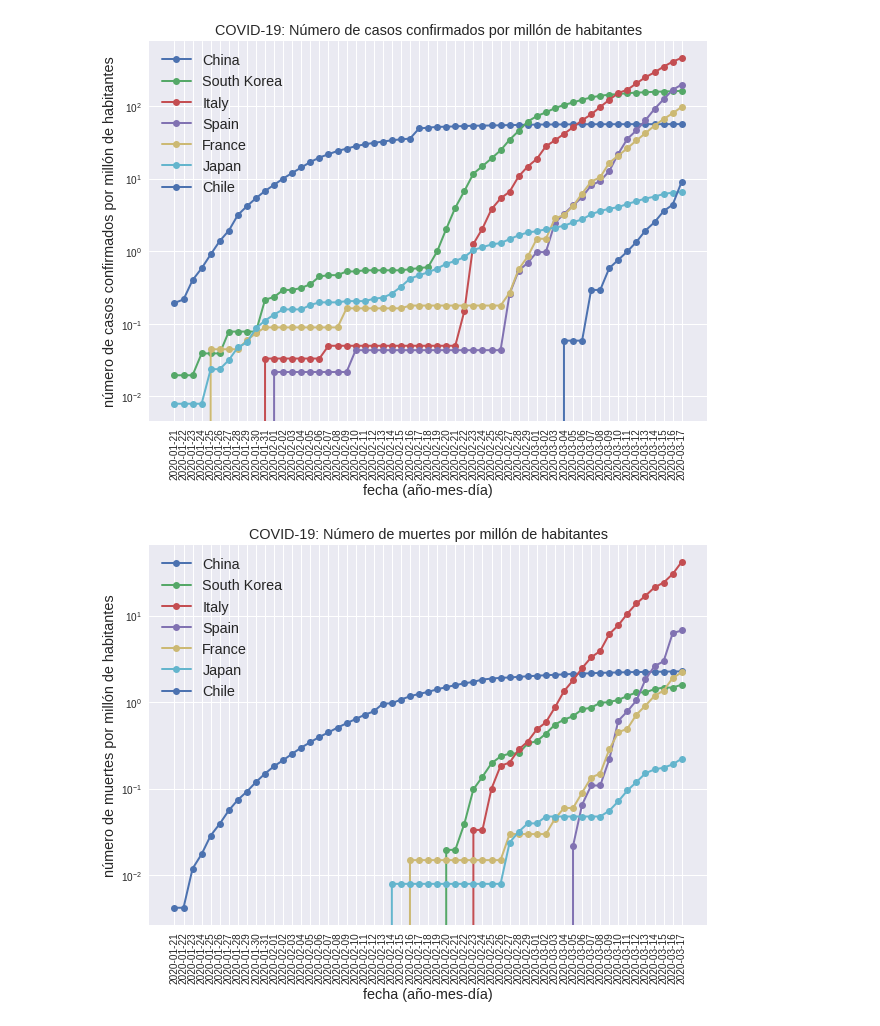
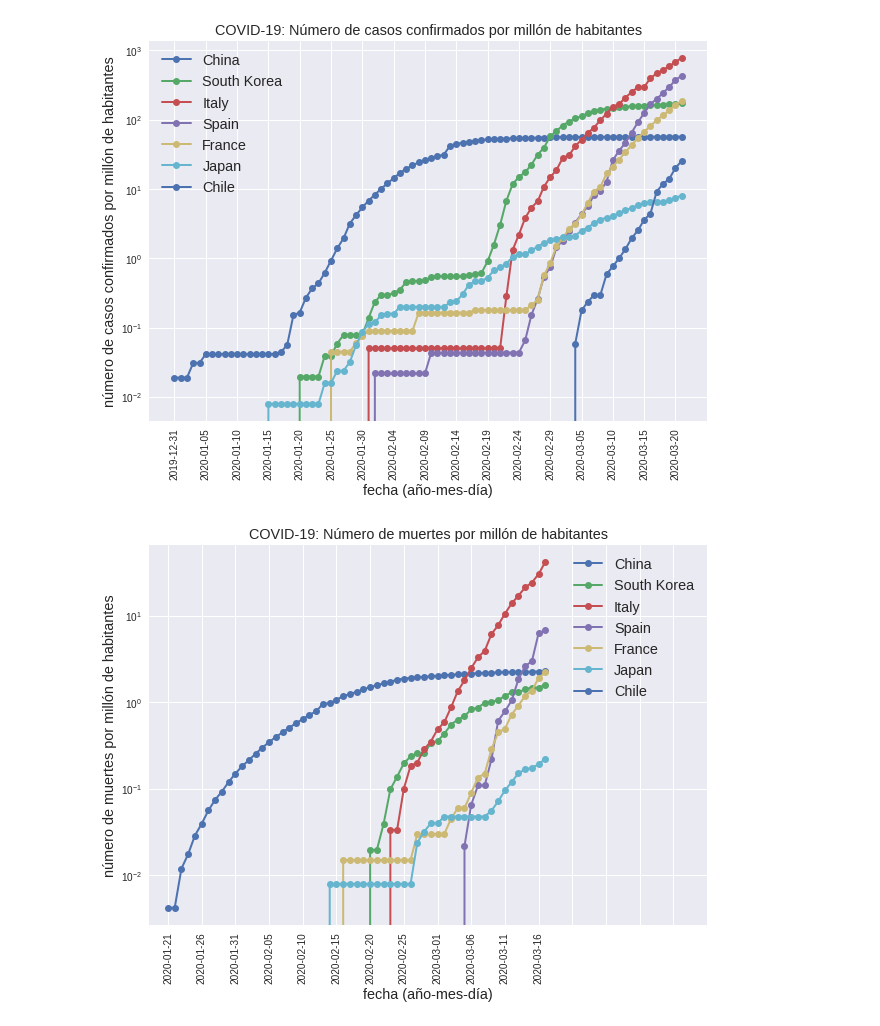
Before and after one commit to alonsosilvaallende/COVID-19, a Jupyter notebook: COVID_19_Chile_vs_Several.ipynb, the cells around one changed output. Drawn from its saved outputs; the diff is of its cells as text; code cells hidden in the pictures.

```diff
--- a/COVID_19_Chile_vs_Several.ipynb
+++ b/COVID_19_Chile_vs_Several.ipynb
@@ -6,8 +6,9 @@ import matplotlib.pyplot as plt
 import pandas as pd
 plt.style.use('seaborn')
 # %%
-known_cases = pd.read_csv("https://covid.ourworldindata.org/data/total_cases.csv",\
+known_cases = pd.read_csv("https://covid.ourworldindata.org/data/ecdc/total_cases.csv",\
                           index_col='date')
+known_cases = known_cases.fillna(method='pad')
 known_cases = known_cases.fillna(0)
 # %%
 deaths = pd.read_csv("https://covid.ourworldindata.org/data/total_deaths.csv", index_col='date')
@@ -20,19 +21,19 @@ population = [1427, 51, 60, 46, 67, 126, 17]
 # %%
 fig, ax = plt.subplots(figsize=(10,7))
 
 for i, country in enumerate(countries_list):
   plt.plot(known_cases[country]/population[i], label=country, linewidth=2, marker='o')
 
 ax.set_title('COVID-19: Número de casos confirmados por millón de habitantes', fontsize='x-large')
 ax.set_xlabel('fecha (año-mes-día)', fontsize='x-large')
 ax.set_ylabel('número de casos confirmados por millón de habitantes', fontsize='x-large')
-ax.set_xticks(np.arange(len(known_cases['Italy'])))
+ax.set_xticks(np.arange(0, len(known_cases['Italy']),5))
 plt.xticks(rotation=90)
 plt.legend(fontsize='x-large')
 plt.yscale("log")
 plt.show()
 # %% [output]
-[figure, old version]
+[figure, new version]
 # %%
 fig, ax = plt.subplots(figsize=(10,7))
 
@@ -42,10 +43,10 @@ for i, country in enumerate(countries_list):
 ax.set_title('COVID-19: Número de muertes por millón de habitantes', fontsize='x-large')
 ax.set_xlabel('fecha (año-mes-día)', fontsize='x-large')
 ax.set_ylabel('número de muertes por millón de habitantes', fontsize='x-large')
-ax.set_xticks(np.arange(len(deaths['Italy'])))
+ax.set_xticks(np.arange(0, len(known_cases['Italy']),5))
 plt.xticks(rotation=90)
 plt.legend(fontsize='x-large')
 plt.yscale("log")
 plt.show()
 # %% [output]
-[figure, old version]
+[figure, new version]
```
